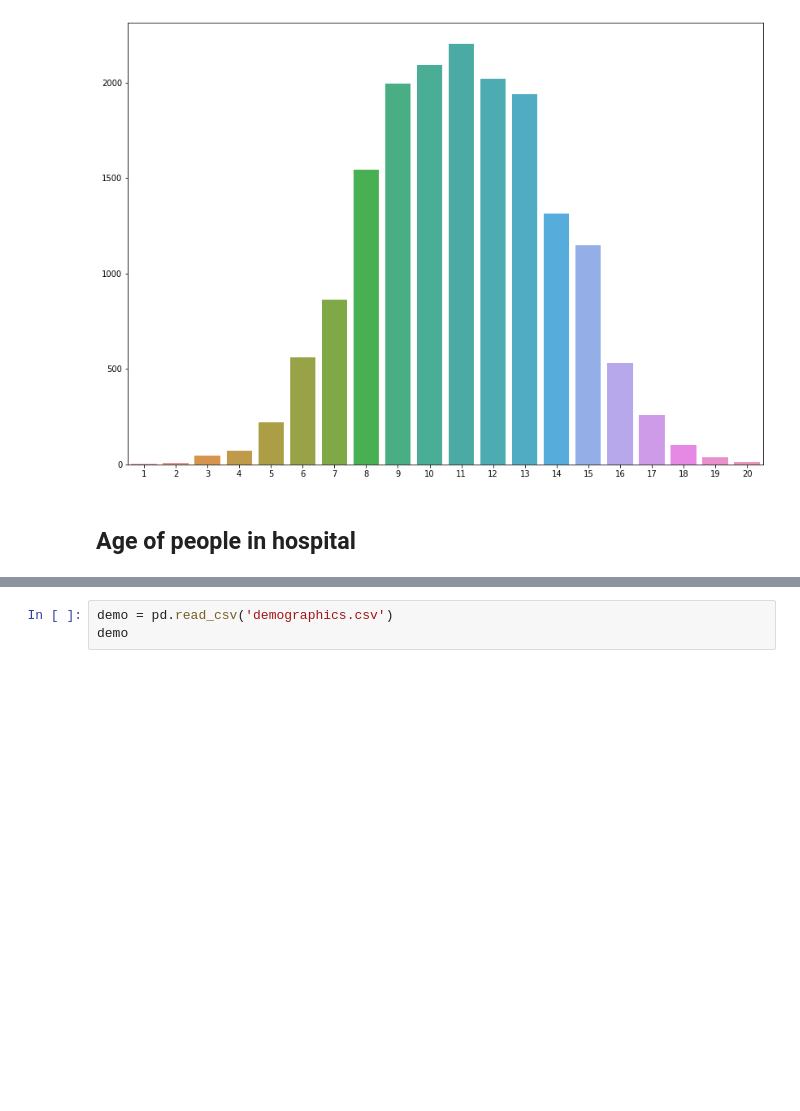
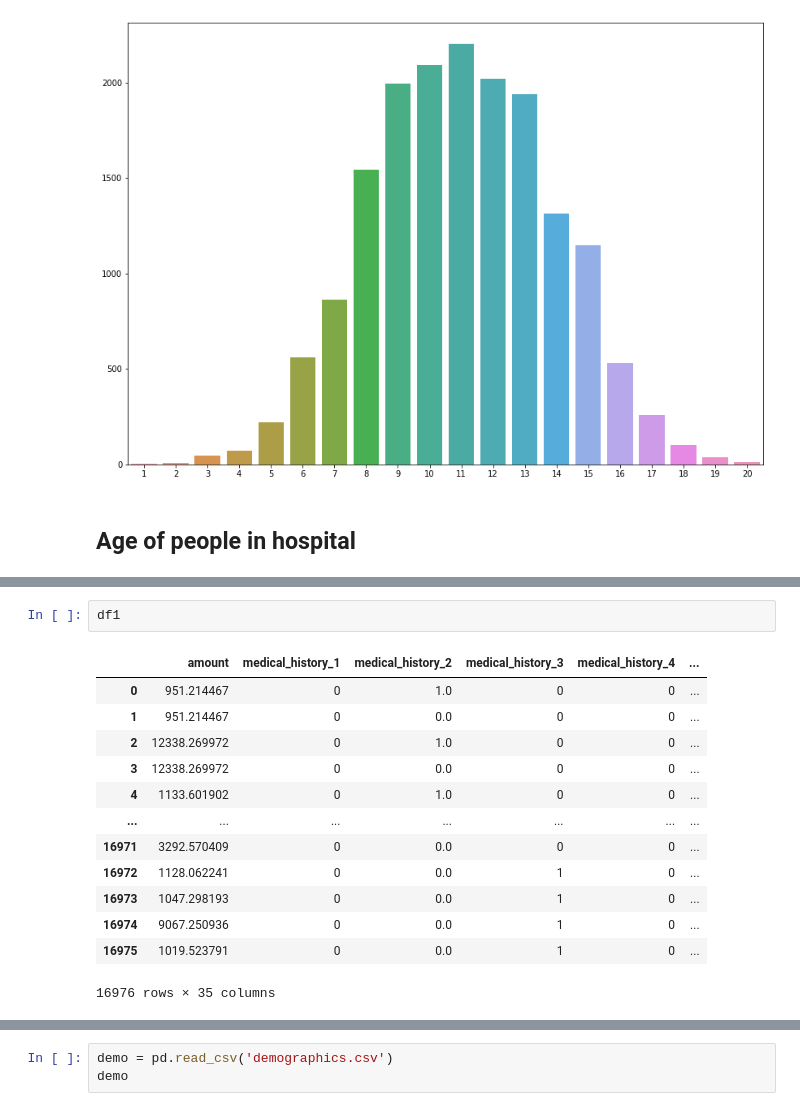
Before and after one commit to Jignesh012/Holmusk-Assignment, a Jupyter notebook: Visualizations.ipynb, the cells around one changed output, grey strips where cells are left out. Drawn from its saved outputs; the diff is of its cells as text; blank space fills up the shorter version.

```diff
--- a/Visualizations.ipynb
+++ b/Visualizations.ipynb
@@ -36,0 +49,16 @@ s
+# %%
+df1
+# %% [output]
+|  | amount | medical_history_1 | medical_history_2 | medical_history_3 | medical_history_4 | ... |
+| 0 | 951.214467 | 0 | 1.0 | 0 | 0 | ... |
+| 1 | 951.214467 | 0 | 0.0 | 0 | 0 | ... |
+| 2 | 12338.269972 | 0 | 1.0 | 0 | 0 | ... |
+| 3 | 12338.269972 | 0 | 0.0 | 0 | 0 | ... |
+| 4 | 1133.601902 | 0 | 1.0 | 0 | 0 | ... |
+| ... | ... | ... | ... | ... | ... | ... |
+| 16971 | 3292.570409 | 0 | 0.0 | 0 | 0 | ... |
+| 16972 | 1128.062241 | 0 | 0.0 | 1 | 0 | ... |
+| 16973 | 1047.298193 | 0 | 0.0 | 1 | 0 | ... |
+| 16974 | 9067.250936 | 0 | 0.0 | 1 | 0 | ... |
+| 16975 | 1019.523791 | 0 | 0.0 | 1 | 0 | ... |
+16976 rows × 35 columns
```
Also changed, not shown: parts of 5 cells of this notebook.
